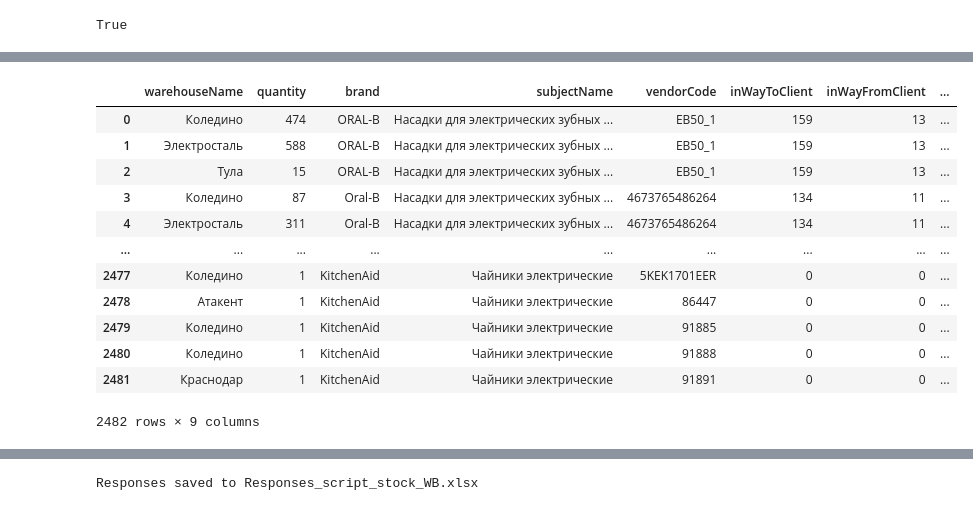
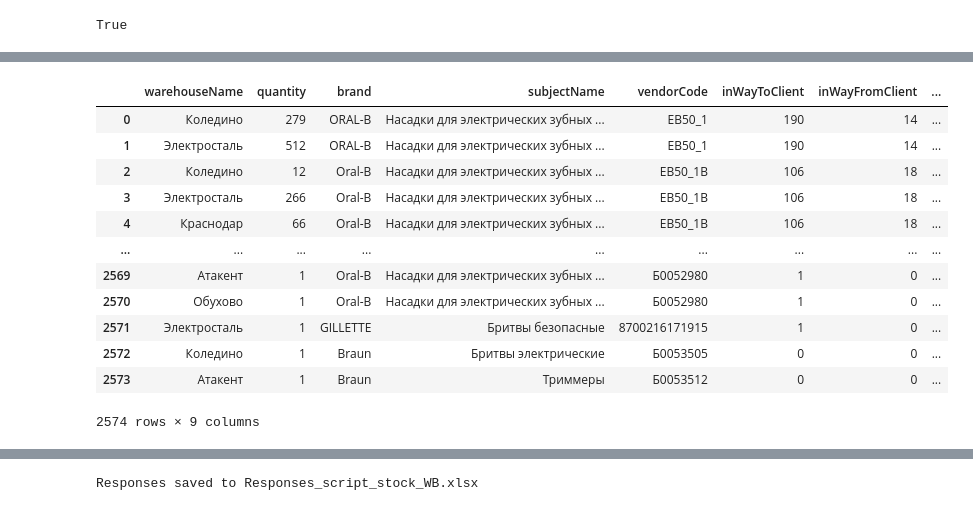
Before and after one commit to carolinavivast/API-Integrations, a Jupyter notebook: Stock.ipynb, the cells around one changed output, grey strips where cells are left out. Drawn from its saved outputs; the diff is of its cells as text; code cells hidden in the pictures.

```diff
--- a/Stock.ipynb
+++ b/Stock.ipynb
@@ -41,6 +41,7 @@ True
 KeyGuten = os.getenv('KeyGuten')
 KeyGiper = os.getenv('KeyGiper')
 KeyKitchen = os.getenv('KeyKitchen')
+KeySmart = os.getenv("KeySmart")
 # %%
 
 
@@ -129,12 +152,14 @@ Warehouse Remains Data:
 TASK_ID_guten = ReportID_guten['data']['taskId']
 TASK_ID_giper = ReportID_giper['data']['taskId']
 TASK_ID_kitchen = ReportID_kitchen['data']['taskId']
+TASK_ID_smart = ReportID_smart['data']['taskId']
 
 
 # API endpoint with the task ID
 url_guten = f'https://seller-analytics-api.wildberries.ru/api/v1/warehouse_remains/tasks/{TASK_ID_guten}/download'
 url_giper = f'https://seller-analytics-api.wildberries.ru/api/v1/warehouse_remains/tasks/{TASK_ID_giper}/download'
 url_kitchen = f'https://seller-analytics-api.wildberries.ru/api/v1/warehouse_remains/tasks/{TASK_ID_kitchen}/download'
+url_smart = f'https://seller-analytics-api.wildberries.ru/api/v1/warehouse_remains/tasks/{TASK_ID_smart}/download'
 
 #!--------------Guten-----------------------
 # Headers including the API key for authentication
@@ -203,6 +228,28 @@ if response_kitchen_report.status_code == 200:
 else:
     print(f"Failed to download task data. Status code: {response_kitchen_report.status_code}")
     print(f"Response: {response_kitchen_report.text}")
+
+#!--------------Smart-----------------------
+# Headers including the API key for authentication
+headers_smart = {
+    'Authorization': KeySmart,
+    'Accept': 'application/json'
+}
+# Make the GET request to the API
+response_smart_report = requests.get(url_smart, headers=headers_smart)
+
+# Check if the request was successful
+if response_smart_report.status_code == 200:
+    # Parse the JSON response
+    data_smart = response_smart_report.json()
+    # Convert the JSON data into a Pandas DataFrame
+    df_smart = pd.DataFrame(data_smart)
+
+    # Display the DataFrame
+    print("Task Data Loaded into DataFrame:")
+else:
+    print(f"Failed to download task data. Status code: {response_smart_report.status_code}")
+    print(f"Response: {response_smart_report.text}")
 # %% [output]
 Task Data Loaded into DataFrame:
 Task Data Loaded into DataFrame:
@@ -226,38 +274,43 @@ df_guten
 # %%
 #!-------------Guten----------------------------------------------------------------
 # Normalize the JSON data, specifying the nested 'warehouses' key
 df_guten = pd.json_normalize(data_guten, record_path=['warehouses'], meta=['brand', 'subjectName', 'vendorCode', 'inWayToClient', 'inWayFromClient', 'quantityWarehousesFull'],errors='ignore')
 df_guten['Project'] = 'WB-GutenTech'
 
 #!-------------Giper----------------------------------------------------------------
 # Normalize the JSON data, specifying the nested 'warehouses' key
 df_giper = pd.json_normalize(data_giper, record_path=['warehouses'], meta=['brand', 'subjectName', 'vendorCode', 'inWayToClient', 'inWayFromClient', 'quantityWarehousesFull'],errors='ignore')
 df_giper['Project'] = 'WB-ГиперМаркет'
 
 #!-------------Kitchen----------------------------------------------------------------
 # Normalize the JSON data, specifying the nested 'warehouses' key
 df_kitchen = pd.json_normalize(data_kitchen, record_path=['warehouses'], meta=['brand', 'subjectName', 'vendorCode', 'inWayToClient', 'inWayFromClient', 'quantityWarehousesFull'],errors='ignore')
 df_kitchen['Project'] = 'WB-KitchenAid'
 
-combined_df = pd.concat([df_guten, df_giper, df_kitchen], axis=0, ignore_index=True)
+#!-------------Kitchen----------------------------------------------------------------
+# Normalize the JSON data, specifying the nested 'warehouses' key
+df_smart = pd.json_normalize(data_smart, record_path=['warehouses'], meta=['brand', 'subjectName', 'vendorCode', 'inWayToClient', 'inWayFromClient', 'quantityWarehousesFull'],errors='ignore')
+df_smart['Project'] = 'WB-Smart-Market'
+
+combined_df = pd.concat([df_guten, df_giper, df_kitchen,df_smart], axis=0, ignore_index=True)
 
 # Display the combined DataFrame
 combined_df
 #Saving the new values
 # %% [output]
 |  | warehouseName | quantity | brand | subjectName | vendorCode | inWayToClient | inWayFromClient | ... |
-| 0 | Коледино | 474 | ORAL-B | Насадки для электрических зубных ... | EB50_1 | 159 | 13 | ... |
-| 1 | Электросталь | 588 | ORAL-B | Насадки для электрических зубных ... | EB50_1 | 159 | 13 | ... |
-| 2 | Тула | 15 | ORAL-B | Насадки для электрических зубных ... | EB50_1 | 159 | 13 | ... |
-| 3 | Коледино | 87 | Oral-B | Насадки для электрических зубных ... | 4673765486264 | 134 | 11 | ... |
-| 4 | Электросталь | 311 | Oral-B | Насадки для электрических зубных ... | 4673765486264 | 134 | 11 | ... |
+| 0 | Коледино | 279 | ORAL-B | Насадки для электрических зубных ... | EB50_1 | 190 | 14 | ... |
+| 1 | Электросталь | 512 | ORAL-B | Насадки для электрических зубных ... | EB50_1 | 190 | 14 | ... |
+| 2 | Коледино | 12 | Oral-B | Насадки для электрических зубных ... | EB50_1B | 106 | 18 | ... |
+| 3 | Электросталь | 266 | Oral-B | Насадки для электрических зубных ... | EB50_1B | 106 | 18 | ... |
+| 4 | Краснодар | 66 | Oral-B | Насадки для электрических зубных ... | EB50_1B | 106 | 18 | ... |
 | ... | ... | ... | ... | ... | ... | ... | ... | ... |
-| 2477 | Коледино | 1 | KitchenAid | Чайники электрические | 5KEK1701EER | 0 | 0 | ... |
-| 2478 | Атакент | 1 | KitchenAid | Чайники электрические | 86447 | 0 | 0 | ... |
-| 2479 | Коледино | 1 | KitchenAid | Чайники электрические | 91885 | 0 | 0 | ... |
-| 2480 | Коледино | 1 | KitchenAid | Чайники электрические | 91888 | 0 | 0 | ... |
-| 2481 | Краснодар | 1 | KitchenAid | Чайники электрические | 91891 | 0 | 0 | ... |
+| 2569 | Атакент | 1 | Oral-B | Насадки для электрических зубных ... | Б0052980 | 1 | 0 | ... |
+| 2570 | Обухово | 1 | Oral-B | Насадки для электрических зубных ... | Б0052980 | 1 | 0 | ... |
+| 2571 | Электросталь | 1 | GILLETTE | Бритвы безопасные | 8700216171915 | 1 | 0 | ... |
+| 2572 | Коледино | 1 | Braun | Бритвы электрические | Б0053505 | 0 | 0 | ... |
+| 2573 | Атакент | 1 | Braun | Триммеры | Б0053512 | 0 | 0 | ... |
-2482 rows × 9 columns
+2574 rows × 9 columns
 # %%
 #adding the day
 #specific_date = datetime(2025, 3, 1, 12, 0)  # Year, Month, Day, Hour, Minute
```
Also changed, not shown: parts of 10 cells of this notebook, 1 other file.
